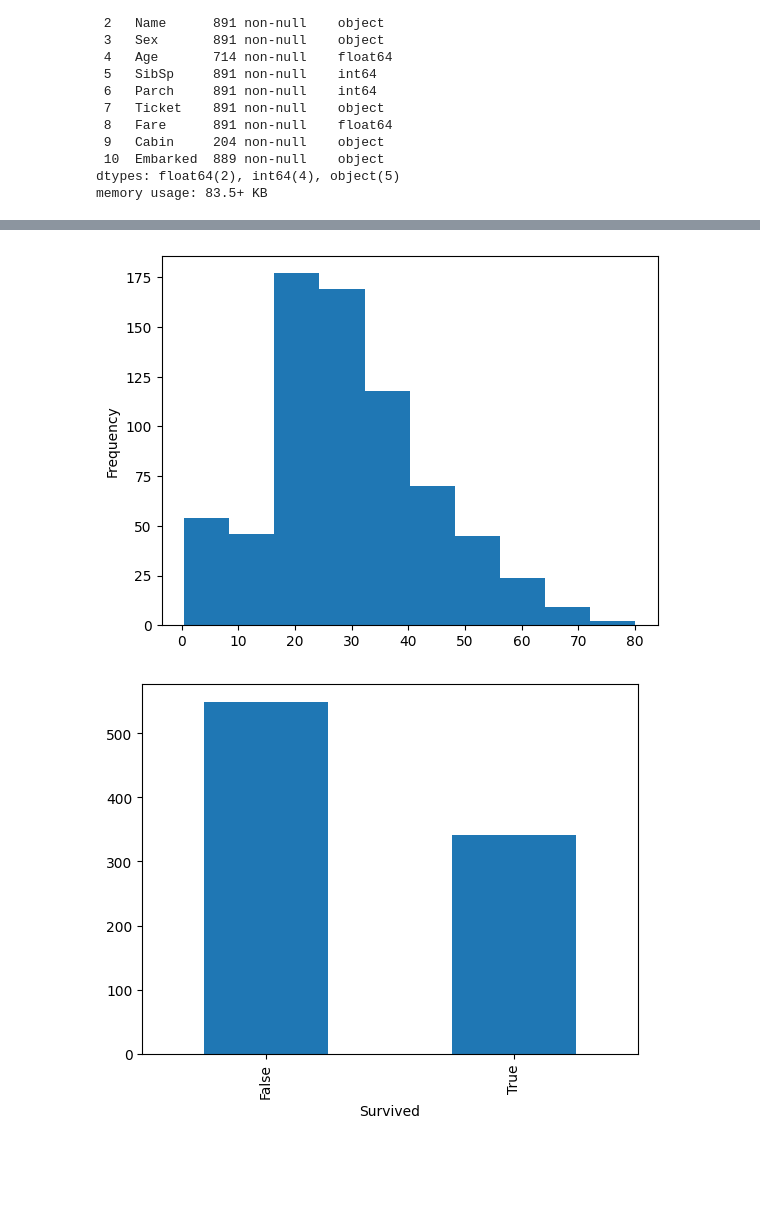
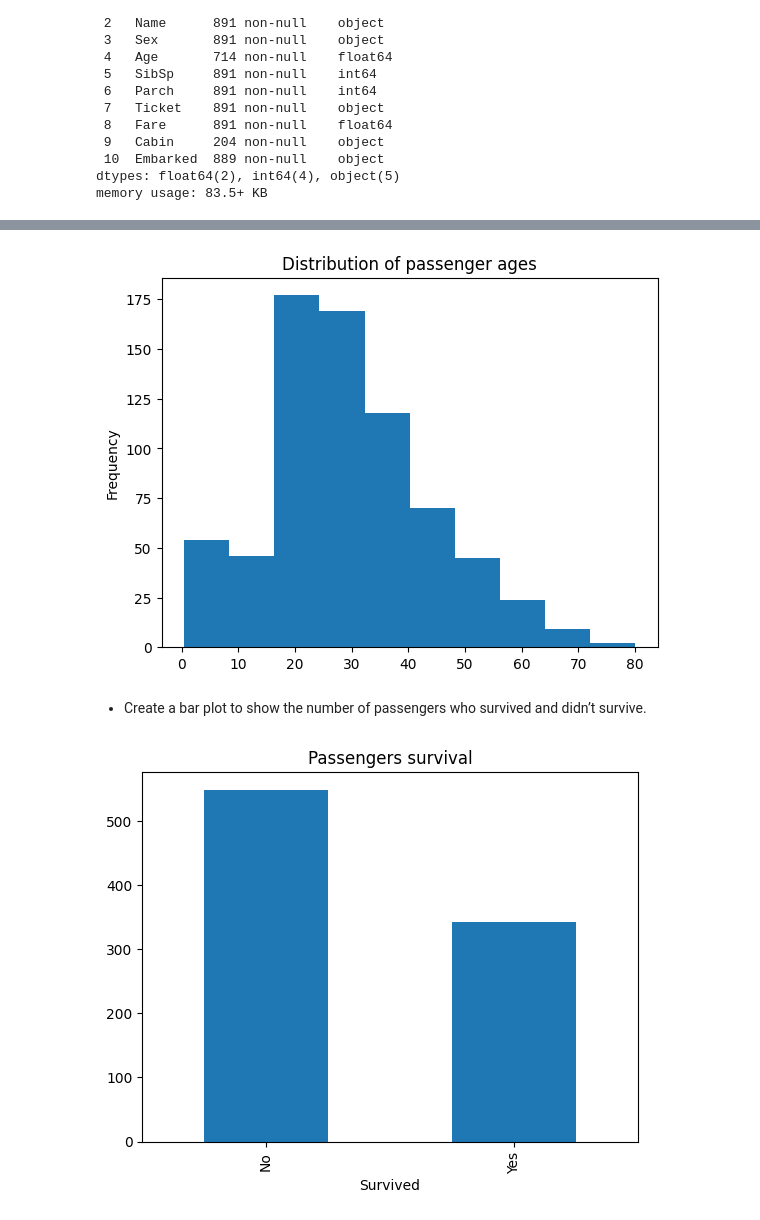
Before and after one commit to arrenkae/DI-Bootcamp, a Jupyter notebook: Week5/Day5/DailyChallenge/DailyChallenge.ipynb, the cells around one changed output, grey strips where cells are left out. Cells and saved outputs as stored; diff of their text form; code cells hidden in the pictures; blank space fills up the shorter version.

```diff
--- a/Week5/Day5/DailyChallenge/DailyChallenge.ipynb
+++ b/Week5/Day5/DailyChallenge/DailyChallenge.ipynb
@@ -65,8 +64,11 @@ titanic['Sex'].value_counts().plot.pie();
 # %%
-titanic['Age'].plot.hist();
+titanic['Age'].plot.hist(title='Distribution of passenger ages');
 # %% [output]
-[figure, old version]
+[figure, new version]
+# %% [markdown]
+- Create a bar plot to show the number of passengers who survived and didn’t survive.
 # %%
-titanic['Survived'].astype('bool').value_counts().plot.bar();
+titanic['Survived'].value_counts().plot.bar(title='Passengers survival')
+plt.xticks([0,1], ['No', 'Yes']);
 # %% [output]
-[figure, old version]
+[figure, new version]
```
Also changed, not shown: parts of 16 cells of this notebook.
